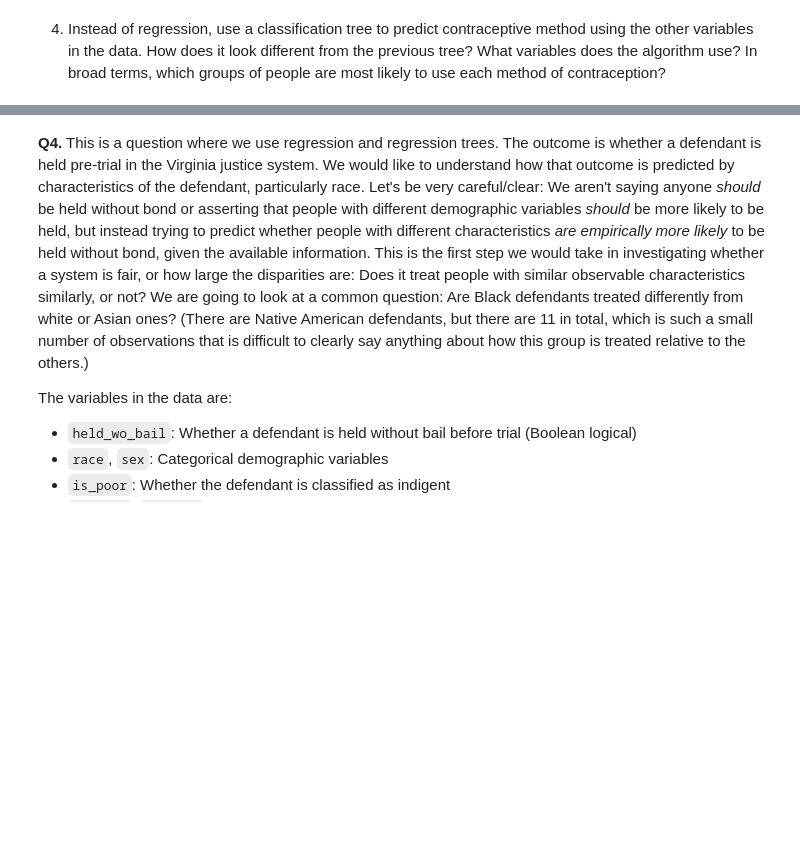
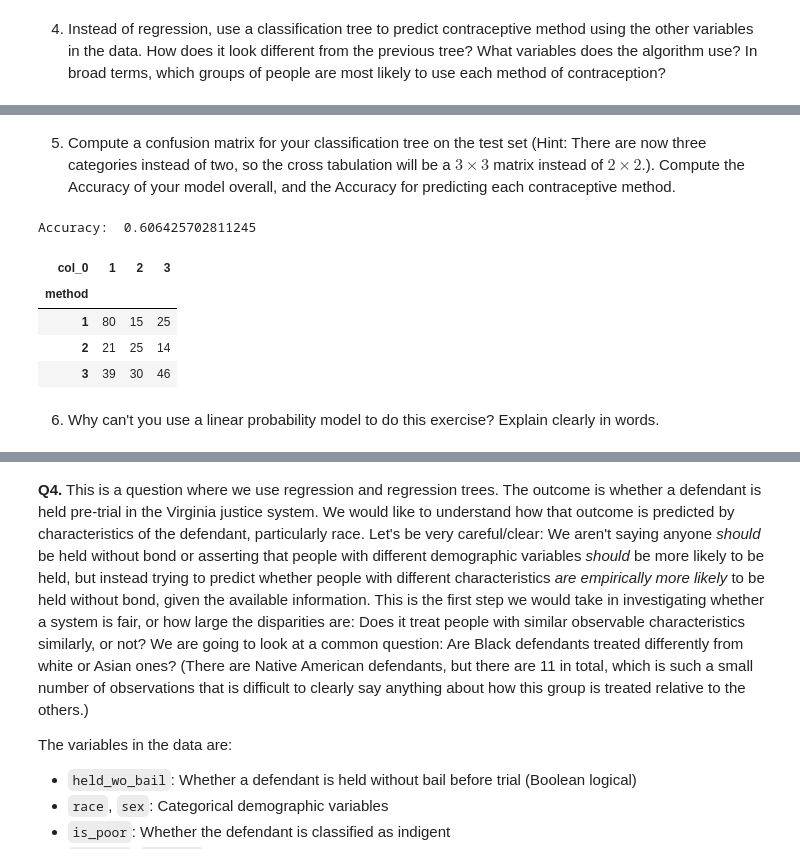
Before and after one commit to charlie-perez-35/DS3001assignment4, a Jupyter notebook: assignment4.ipynb, the cells around one changed output, grey strips where cells are left out. Saved outputs shown, nothing was run; the diff lists cells and outputs as text; code cells hidden in the pictures; blank space fills up the shorter version.

```diff
--- a/assignment4.ipynb
+++ b/assignment4.ipynb
@@ -498,0 +546,23 @@ plt.show()
+# %% [markdown]
+  5. Compute a confusion matrix for your classification tree on the test set (Hint: There are now three categories instead of two, so the cross tabulation will be a $3 \times 3$ matrix instead of $2 \times 2$.). Compute the Accuracy of your model overall, and the Accuracy for predicting each contraceptive method.
+# %%
+# unfortunately none of these seem even remotely better
+# It does not seem like the model is at fault
+# Too many outliers perhaps
+
+y_hat = good_model_1.predict(x_test)
+
+## Confusion Matrix
+# this is lifted from the cart repo
+tab = pd.crosstab(y_test,y_hat)
+acc = (tab.iloc[0,0]+tab.iloc[1,1]+ tab.iloc[2,2])/(tab.iloc[0,0]+tab.iloc[1,1]+tab.iloc[0,1]+tab.iloc[1,0]
+                                                    +tab.iloc[0,2]+tab.iloc[1,2]+tab.iloc[2,0]+tab.iloc[2,1])
+print('Accuracy: ', acc, '\n')
+pd.crosstab(y_test,y_hat)
+# %% [output]
+Accuracy:  0.606425702811245
+| col_0 | 1 | 2 | 3 |
+| method |  |  |  |
+| 1 | 80 | 15 | 25 |
+| 2 | 21 | 25 | 14 |
+| 3 | 39 | 30 | 46 |
@@ -498,0 +575,3 @@ plt.show()
+# %% [markdown]
+
+  6. Why can't you use a linear probability model to do this exercise? Explain clearly in words.
```
Also changed, not shown: parts of 9 cells of this notebook.
